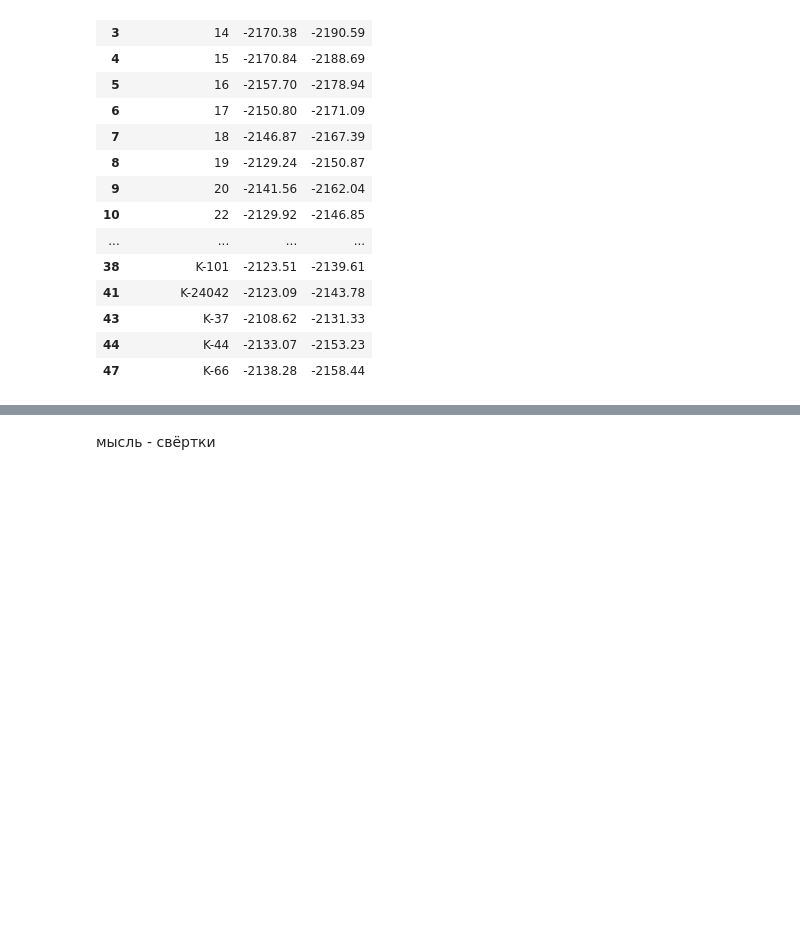
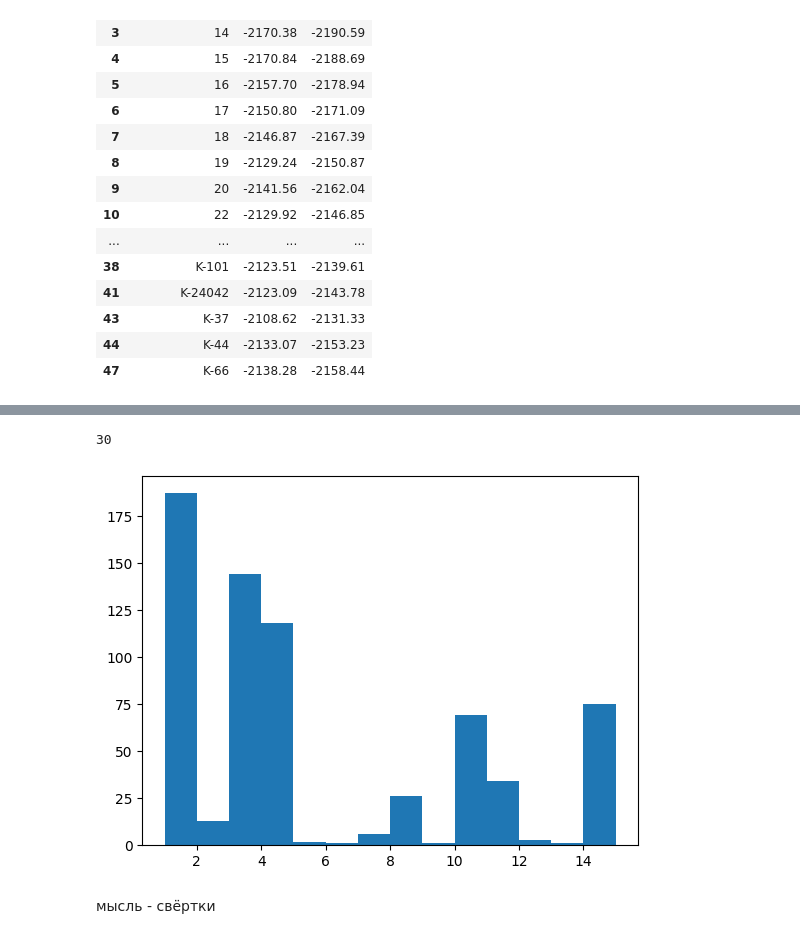
Before and after one commit to IBRINEI/MIPT_Hackathon, a Jupyter notebook: notebooks/main.ipynb, the cells around one changed output, grey strips where cells are left out. Saved outputs shown, nothing was run; the diff lists cells and outputs as text; code cells hidden in the pictures; blank space fills up the shorter version.

```diff
--- a/notebooks/main.ipynb
+++ b/notebooks/main.ipynb
@@ -127,3 +137,24 @@ view_well(15)
+# %%
+faceis = []
+
+for well_index in range(len(well_idx)):
+    las = lasio.read(os.path.join(DATA_DIR, f"{target_layers.iloc[well_index]['Well identifier']}_continuous.las"))
+    target_layer_idx = np.where((las['Z'] < target_layers.iloc[well_index].upper) & (las['Z'] > target_layers.iloc[well_index].lower))
+    las_dis = lasio.read(os.path.join(DATA_DIR, f"{target_layers.iloc[well_index]['Well identifier']}_discrete.las"))
+    target_layer_idx_dis = np.where((las_dis['Z'] < target_layers.iloc[well_index].upper) & (las_dis['Z'] > target_layers.iloc[well_index].lower))
+    try:
+        faceis.extend(las_dis['FACIES'][np.insert(target_layer_idx_dis, 0, target_layer_idx_dis[0][0]-1)])
+    except IndexError:
+        print(well_index)
+
+faceis = np.array(faceis)
+faceis = faceis[~np.isnan(faceis)]
+
+plt.hist(faceis, bins='doane')
+plt.show()
+# %% [output]
+30
+[figure, added]
 # %% [markdown]
 мысль - свёртки
 # %% [markdown]
```
Also changed, not shown: parts of 3 cells of this notebook.
